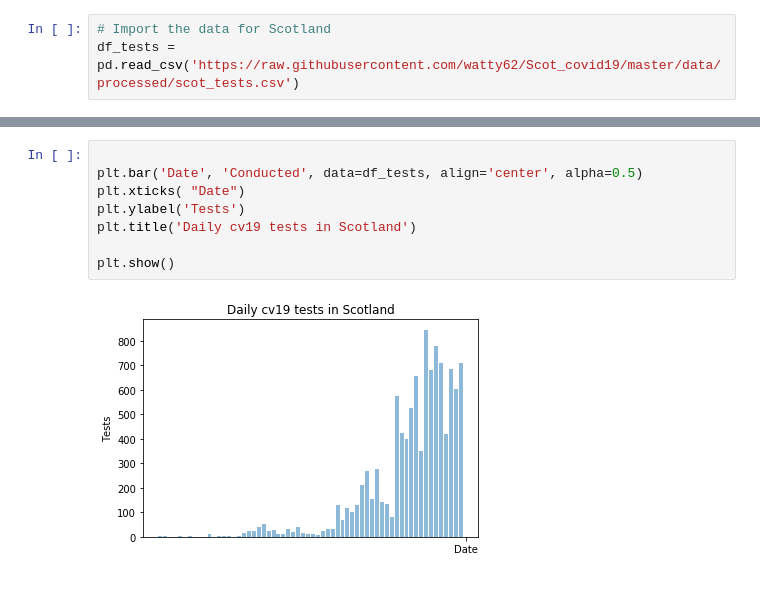
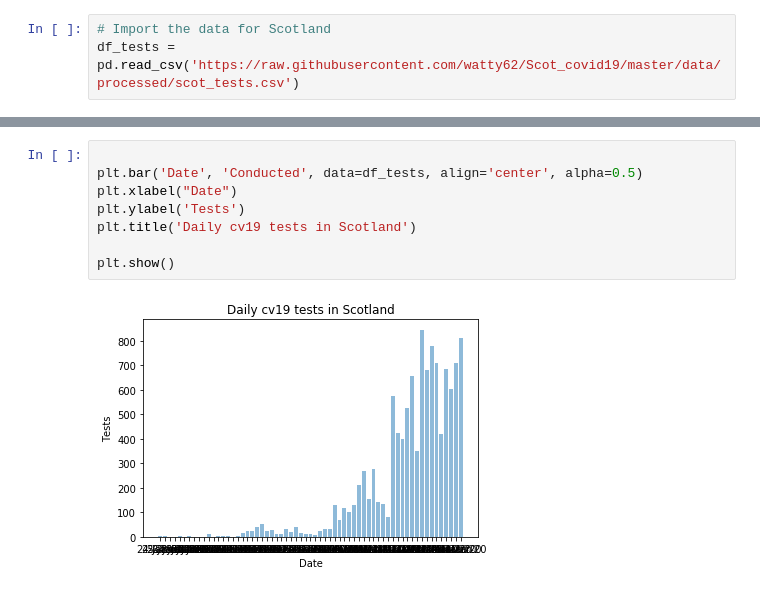
Before and after one commit to watty62/Scot_covid19, a Jupyter notebook: compare countries.ipynb, the cells around one changed output, grey strips where cells are left out. Drawn from its saved outputs; the diff is of its cells as text.

```diff
--- a/compare countries.ipynb
+++ b/compare countries.ipynb
@@ -197,10 +201,10 @@ plt.legend()
 # %%
 
 plt.bar('Date', 'Conducted', data=df_tests, align='center', alpha=0.5)
-plt.xticks( "Date")
+plt.xlabel("Date")
 plt.ylabel('Tests')
 plt.title('Daily cv19 tests in Scotland')
 
 plt.show()
 # %% [output]
-[figure, old version]
+[figure, new version]
```
Also changed, not shown: parts of 10 cells of this notebook, 2 other files.
